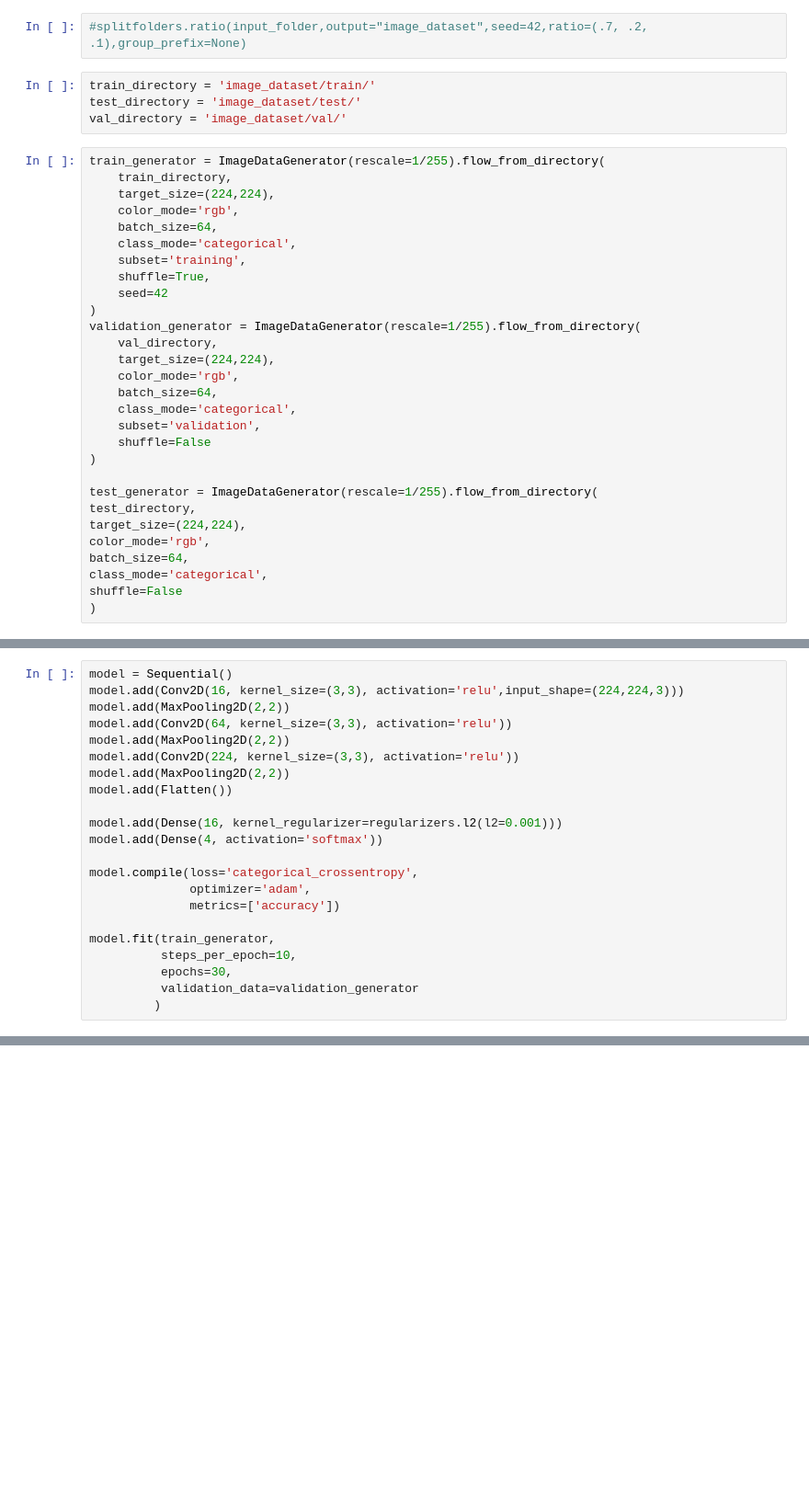
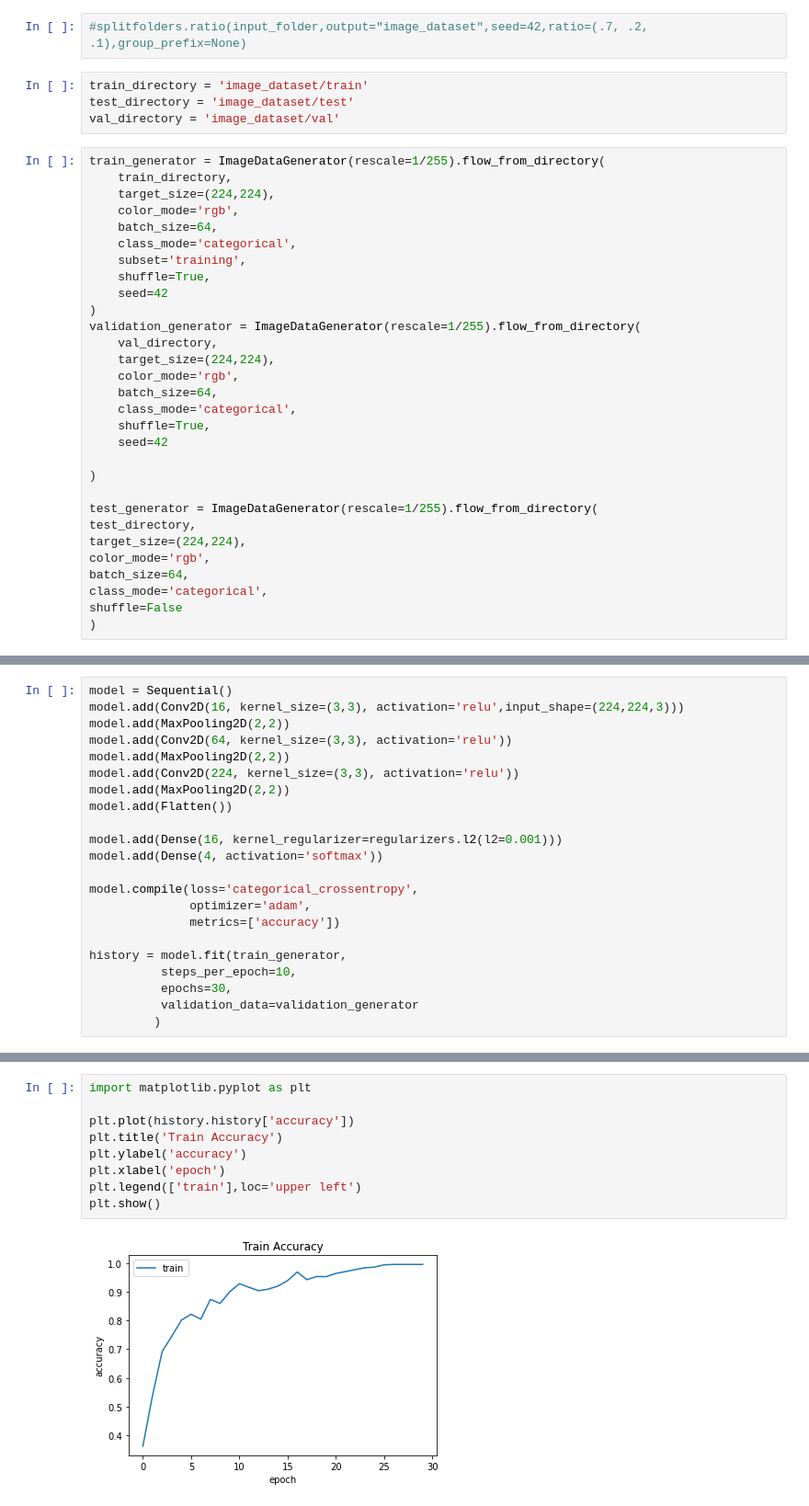
Before and after one commit to sayem499/CSE498R-Image-Classification-of-Colon-Cancer-with-Histopathological-Images-Using-Deep-Learning, a Jupyter notebook: cnn.ipynb, the cells around one changed output, grey strips where cells are left out. Shown at 92% size. Cells and saved outputs as stored; diff of their text form; blank space fills up the shorter version.

Commit message:
Added Graphs & Confusion Matrix

```diff
--- a/cnn.ipynb
+++ b/cnn.ipynb
@@ -9,9 +9,9 @@ from tensorflow.keras import regularizers
 # %%
 #splitfolders.ratio(input_folder,output="image_dataset",seed=42,ratio=(.7, .2, .1),group_prefix=None)
 # %%
-train_directory = 'image_dataset/train/'
-test_directory = 'image_dataset/test/'
-val_directory = 'image_dataset/val/'
+train_directory = 'image_dataset/train'
+test_directory = 'image_dataset/test'
+val_directory = 'image_dataset/val'
 # %%
 train_generator = ImageDataGenerator(rescale=1/255).flow_from_directory(
     train_directory,
@@ -29,8 +29,9 @@ validation_generator = ImageDataGenerator(rescale=1/255).flow_from_directory(
     color_mode='rgb',
     batch_size=64,
     class_mode='categorical',
-    subset='validation',
-    shuffle=False
+    shuffle=True,
+    seed=42
+
 )
 
 test_generator = ImageDataGenerator(rescale=1/255).flow_from_directory(
@@ -62,7 +63,7 @@ model.compile(loss='categorical_crossentropy',
               optimizer='adam',
               metrics=['accuracy'])
 
-model.fit(train_generator,
+history = model.fit(train_generator,
           steps_per_epoch=10,
           epochs=30,
           validation_data=validation_generator
@@ -88,0 +93,11 @@ Epoch 30/30
+# %%
+import matplotlib.pyplot as plt
+
+plt.plot(history.history['accuracy'])
+plt.title('Train Accuracy')
+plt.ylabel('accuracy')
+plt.xlabel('epoch')
+plt.legend(['train'],loc='upper left')
+plt.show()
+# %% [output]
+[figure, added]
```
Also changed, not shown: parts of 8 cells of this notebook.
